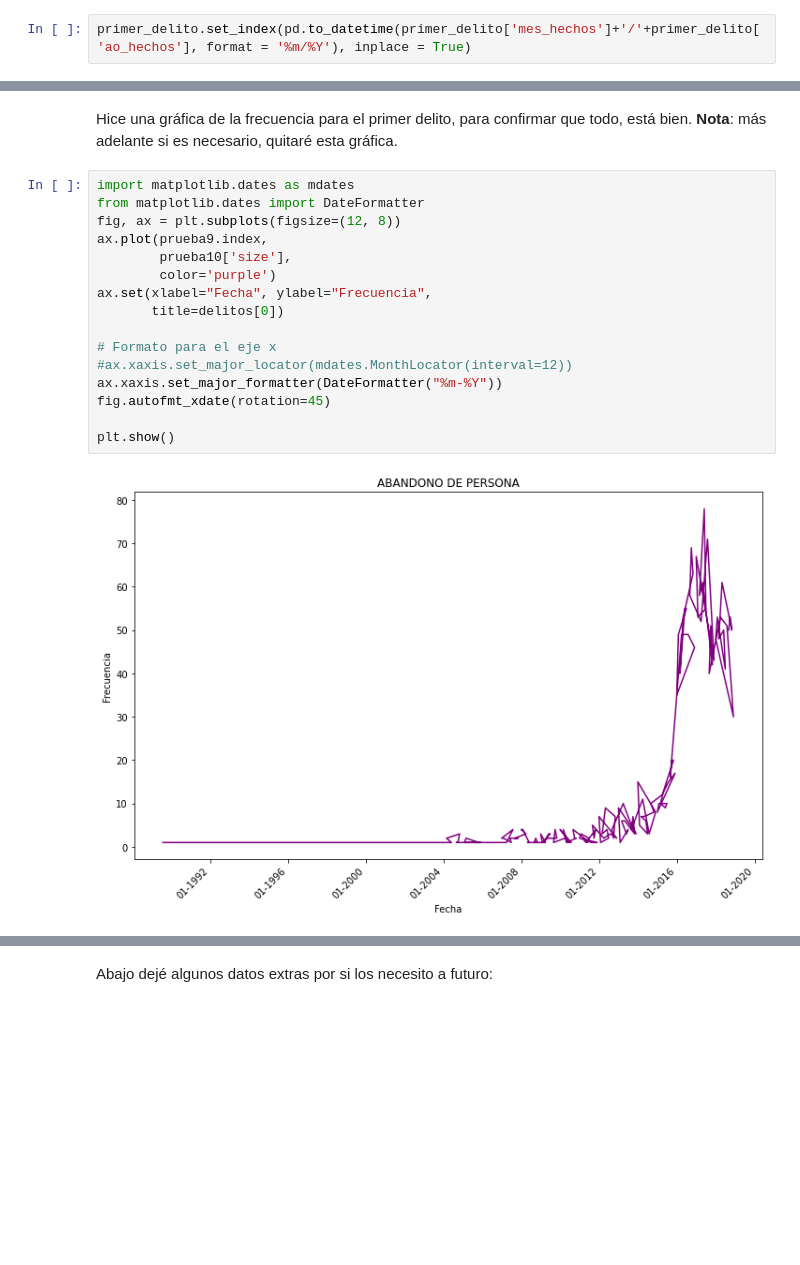
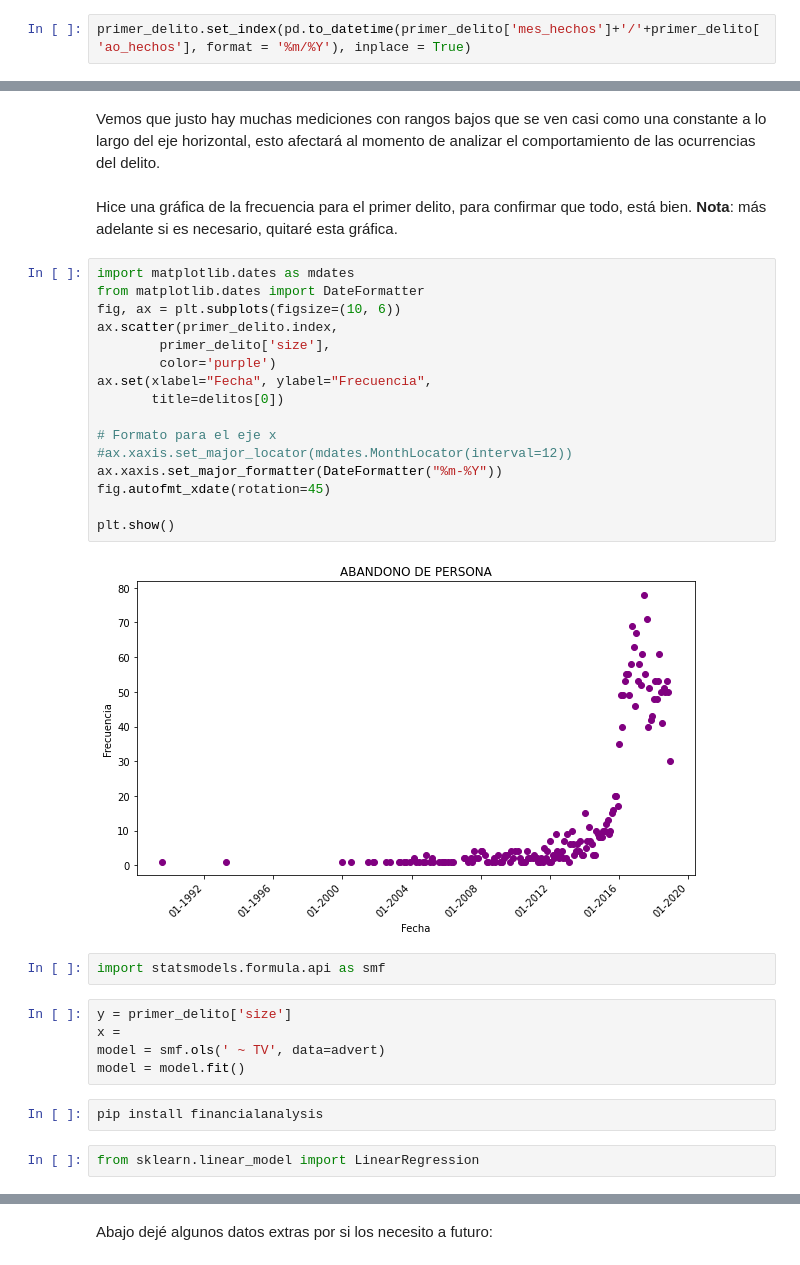
Before and after one commit to lorenaphys/OPI, a Jupyter notebook: Soluciones.ipynb, the cells around one changed output, grey strips where cells are left out. Saved outputs shown, nothing was run; the diff lists cells and outputs as text; blank space fills up the shorter version.

```diff
--- a/Soluciones.ipynb
+++ b/Soluciones.ipynb
@@ -88,20 +161,33 @@ primer_delito.set_index(pd.to_datetime(primer_delito['mes_hechos']+'/'+primer_de
+# %% [markdown]
+Vemos que justo hay muchas mediciones con rangos bajos que se ven casi como una constante a lo largo del eje horizontal, esto afectará al momento de analizar el comportamiento de las ocurrencias del delito.
 # %% [markdown]
 Hice una gráfica de la frecuencia para el primer delito, para confirmar que todo, está bien. **Nota**: más adelante si es necesario, quitaré esta gráfica.
 # %%
 import matplotlib.dates as mdates
 from matplotlib.dates import DateFormatter
-fig, ax = plt.subplots(figsize=(12, 8))
-ax.plot(prueba9.index,
-        prueba10['size'],
+fig, ax = plt.subplots(figsize=(10, 6))
+ax.scatter(primer_delito.index,
+        primer_delito['size'],
         color='purple')
 ax.set(xlabel="Fecha", ylabel="Frecuencia",
        title=delitos[0])
 
 # Formato para el eje x
 #ax.xaxis.set_major_locator(mdates.MonthLocator(interval=12))
 ax.xaxis.set_major_formatter(DateFormatter("%m-%Y"))
 fig.autofmt_xdate(rotation=45)
 
 plt.show()
 # %% [output]
-[figure, old version]
+[figure, new version]
+# %%
+import statsmodels.formula.api as smf
+# %%
+y = primer_delito['size']
+x =
+model = smf.ols(' ~ TV', data=advert)
+model = model.fit()
+# %%
+pip install financialanalysis
+# %%
+from sklearn.linear_model import LinearRegression
```
Also changed, not shown: parts of 18 cells of this notebook.
